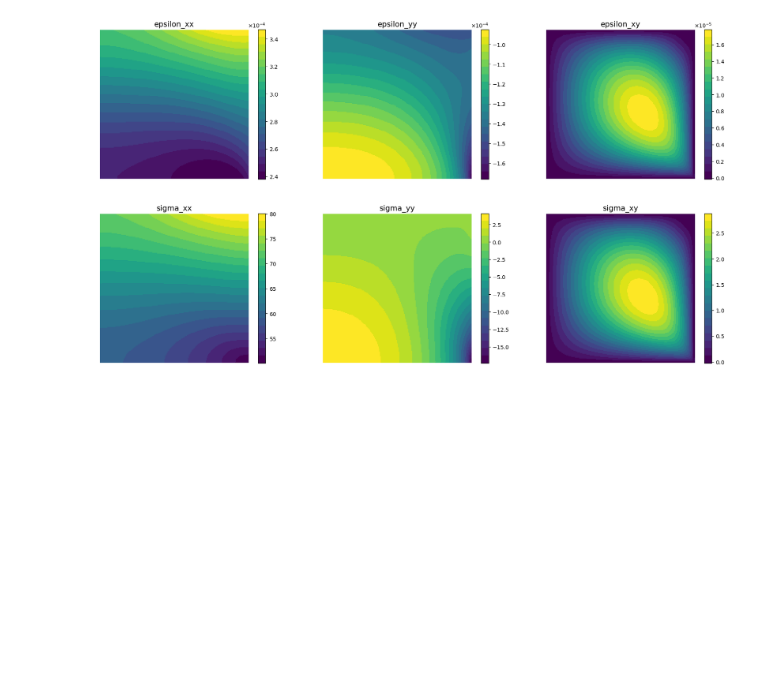
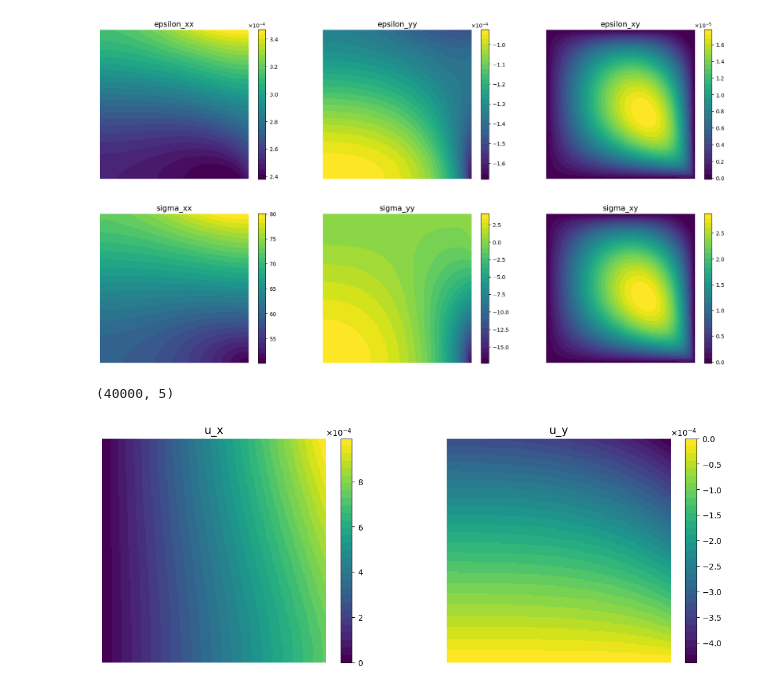
Before and after one commit to nickrummens/SPIQ, a Jupyter notebook: side_loaded_plate/fem_forward.ipynb, the cells around one changed output. Saved outputs shown, nothing was run; the diff lists cells and outputs as text; code cells hidden in the pictures; blank space fills up the shorter version.

Commit message:
BC condition and fem reference solution

```diff
--- a/side_loaded_plate/fem_forward.ipynb
+++ b/side_loaded_plate/fem_forward.ipynb
@@ -163,0 +166,40 @@ plt.show()
+# %%
+from scipy.interpolate import RegularGridInterpolator
+
+# Load solution
+data = np.loadtxt("fem_solution_200_points.dat")
+X_val = data[:, :2]
+u_val = data[:, 2:4]
+stress_val = data[:, 7:10]
+
+solution_val = np.hstack((u_val, stress_val))
+
+n_mesh_points = int(np.sqrt(X_val.shape[0]))
+
+# Interpolate solution
+x_grid = np.linspace(0, 3, n_mesh_points)
+y_grid = np.linspace(0, 3, n_mesh_points)
+
+interpolators = []
+for i in range(solution_val.shape[1]):
+    interp = RegularGridInterpolator((x_grid, y_grid), solution_val[:, i].reshape(n_mesh_points, n_mesh_points).T)
+    interpolators.append(interp)
+
+solution_fn = lambda x, y: np.array([interp((x, y)) for interp in interpolators]).T
+# %% [output]
+(40000, 5)
+# %%
+# Check interpolation
+n_plot_points = 177
+x_plot = np.linspace(0, 3, n_plot_points)
+y_plot = np.linspace(0, 3, n_plot_points)
+X, Y = np.meshgrid(x_plot, y_plot)
+X_grid = np.hstack((X.flatten()[:, None], Y.flatten()[:, None]))
+
+solution_plot = solution_fn(X_grid[:, 0], X_grid[:, 1])
+
+fig, ax = plt.subplots(1, 2, figsize=(14, 5))
+im = pcolor_plot(ax[0], X, Y, solution_plot[:,0].reshape(X.shape), "u_x",colormap=cmap)
+im = pcolor_plot(ax[1], X, Y, solution_plot[:,1].reshape(X.shape), "u_y",colormap=cmap)
+# %% [output]
+[figure, added]
```
Also changed, not shown: parts of 3 cells of this notebook, 2 other files.
